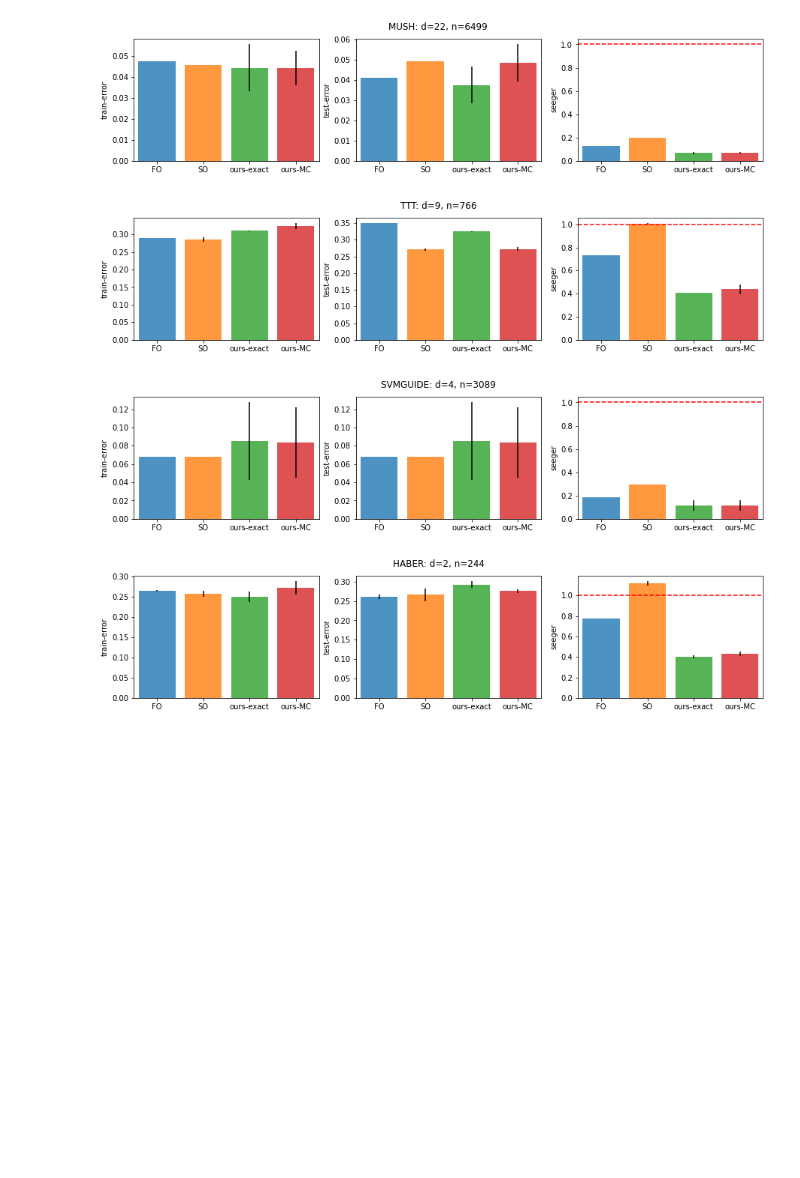
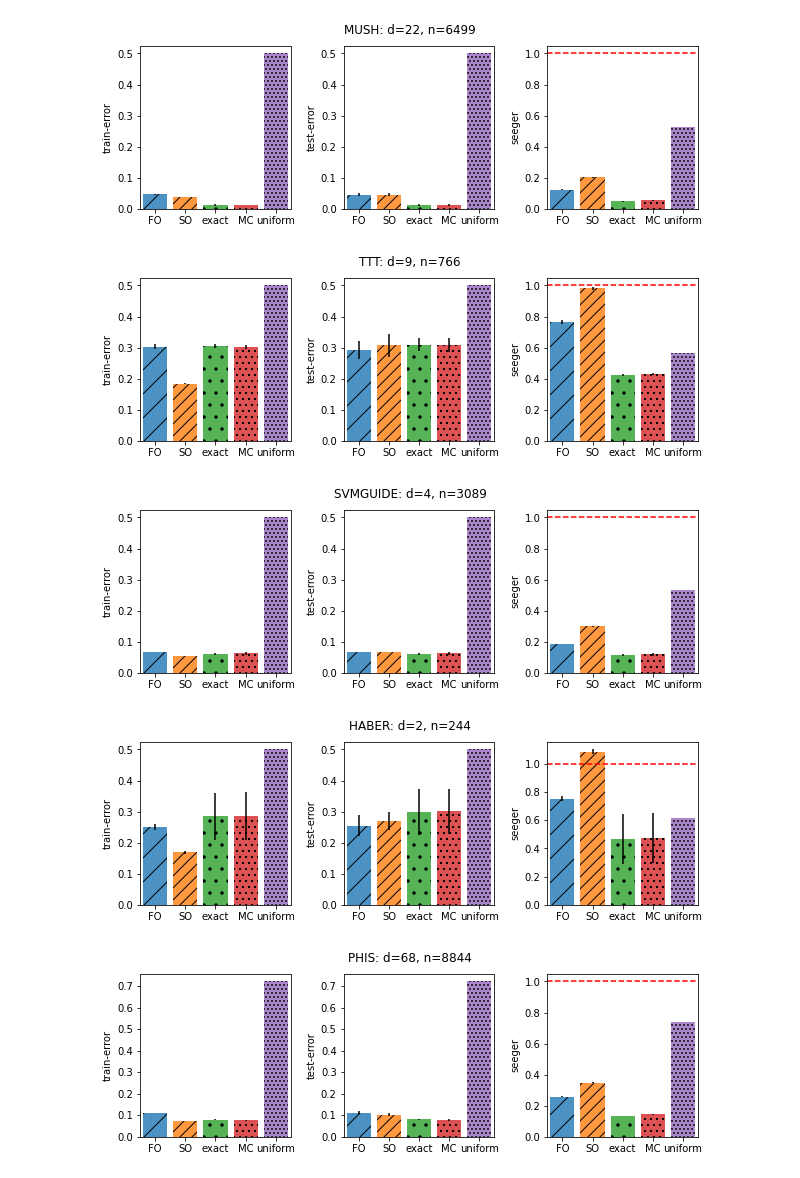
Before and after one commit to vzantedeschi/StocMV, a Jupyter notebook: notebooks/Real-Binary.ipynb, the cells around one changed output. Saved outputs shown, nothing was run; the diff lists cells and outputs as text; code cells hidden in the pictures; blank space fills up the shorter version.

Commit message:
update results

```diff
--- a/notebooks/Real-Binary.ipynb
+++ b/notebooks/Real-Binary.ipynb
@@ -8,14 +8,14 @@ import re
 from pathlib import Path
 # %%
 M = 10
-# lr = 0.1
-# batch_size = 1024
+lr = 0.1
+batch_size = 1024
+prior = 1
 
-methods = ["1", "2", "exact", "MC"]
+methods = ["FO", "SO", "exact", "MC", "uniform"]
 bound = "seeger"
 
-datasets = ["MUSH", "TTT", "SVMGUIDE", "HABER"]
-# , "PHIS", "CODRNA", "ADULT"]
+datasets = ["MUSH", "TTT", "SVMGUIDE", "HABER", "PHIS", "CODRNA", "ADULT"]
 ns = [4874+1625, 574+192, 2471+618, 183+61, 6633+2211, 35721+11907, 19536+6512]
 dims = [22, 9, 4, 2, 68, 8, 123]
 
@@ -24,31 +24,40 @@ for d in datasets:
 
     results[d] = {}
     for m in methods:
-        load_dir = Path(f"../results/latest/{d}/{m}/{bound}")
+        load_dir = Path(f"../results/binary/{d}/{m}/{bound}/optimize-bound=True/stochastic-bound=False/stumps-uniform/M={M}/")
 
-        path = next(load_dir.rglob(f"**/stochastic-bound=True/**/err-b.npy"))
+        if m == "uniform":
+            path = next(load_dir.rglob(f"**/prior={prior}/err-b.npy"))
+        else:
+            path = next(load_dir.rglob(f"**/prior={prior}/lr={lr}/batch-size={batch_size}/**/err-b.npy"))
 
         results[d][m] = np.load(path, allow_pickle=True).item()
 # %%
+hatches = ["/", "//", ".", "..", "..."]
 for d, s, n in zip(datasets, dims, ns):
 
-    plt.figure(figsize=(15,3))
+    plt.figure(figsize=(10,3))
     for j, y in enumerate(["train-error", "test-error", bound]):
         ax = plt.subplot(131 + j)
-        for i, m in enumerate(methods):
-            plt.bar(i, results[d][m][y][0], yerr=results[d][m][y][1], label=m, alpha=0.8)
+
+        for i, (m, h) in enumerate(zip(methods, hatches)):
+
+            plt.bar(i, results[d][m][y][0], yerr=results[d][m][y][1], label=m, alpha=0.8, hatch=h)
             plt.ylabel(y)
 
         if y == bound:
-            plt.plot([-0.5, 3.5], [1, 1], linestyle='dashed', c="r")
+            plt.plot([-0.5, 4.5], [1, 1], linestyle='dashed', c="r")
 
-        ax.set_xticks(range(4))
-        ax.set_xticklabels(["FO", "SO", "ours-exact", "ours-MC"])
-        plt.xlim(-0.5, 3.5)
+        ax.set_xticks(range(5))
+        ax.set_xticklabels(methods)
+        plt.xlim(-0.5, 4.5)
+        plt.subplots_adjust(wspace=0.35)
+
     plt.suptitle(f"{d}: d={s}, n={n}")
-#     plt.savefig(f"{d}.pdf", bbox_inches="tight")
+    plt.savefig(f"{d}.pdf", bbox_inches="tight")
 # %% [output]
-[figure, old version]
+[figure, new version]
-[figure, old version]
+[figure, new version]
-[figure, old version]
+[figure, new version]
-[figure, old version]
+[figure, new version]
+[figure, added]
```
Also changed, not shown: parts of 4 cells of this notebook, 4 other files.
